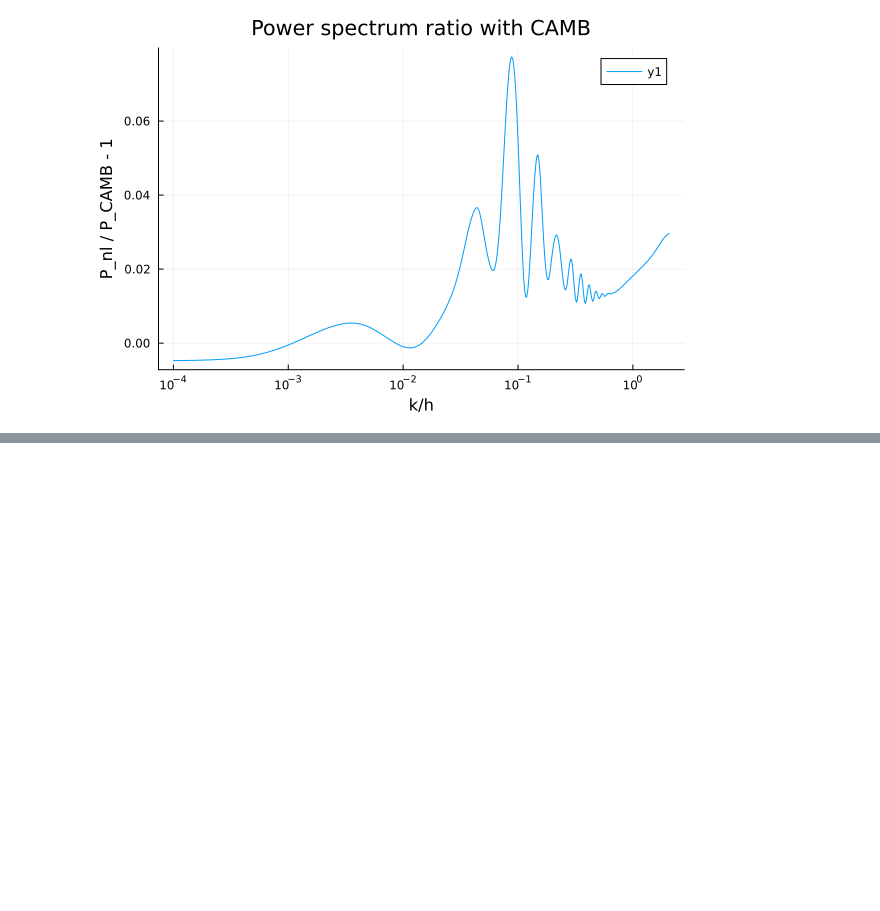
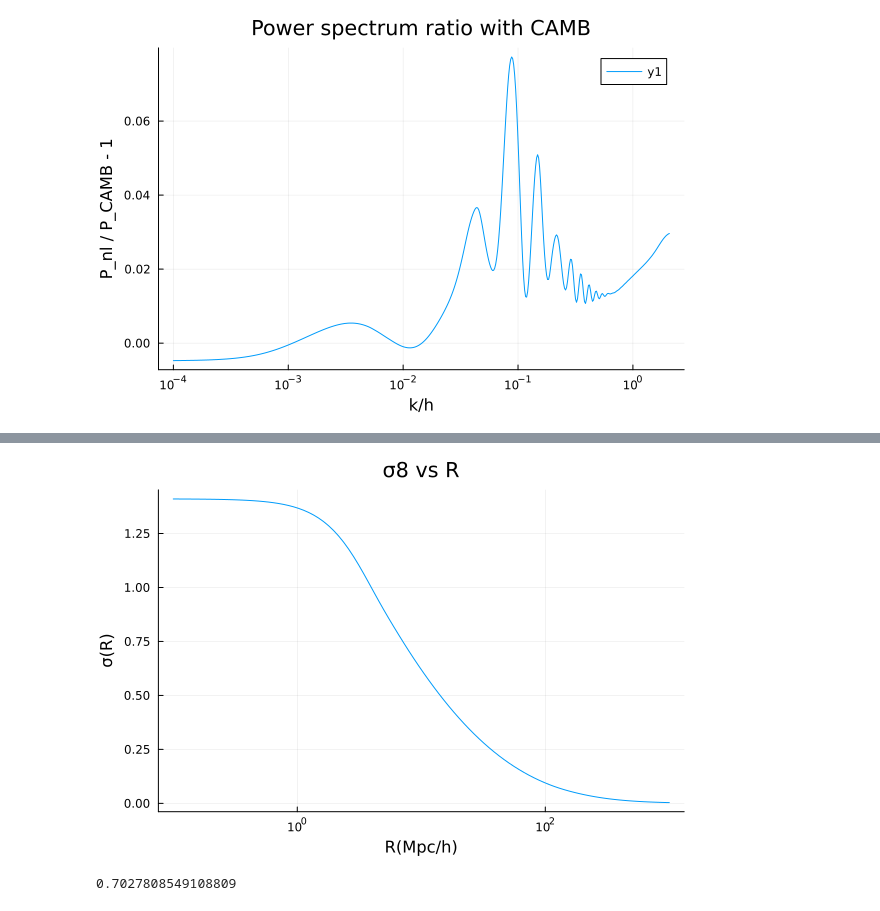
Before and after one commit to Reverse-Pyramid/Nonlocal-21cm-Cosmology, a Jupyter notebook: Nonlocal_21cm/Testing/test.ipynb, the cells around one changed output, grey strips where cells are left out. Cells and saved outputs as stored; diff of their text form; code cells hidden in the pictures; blank space fills up the shorter version.

```diff
--- a/Nonlocal_21cm/Testing/test.ipynb
+++ b/Nonlocal_21cm/Testing/test.ipynb
@@ -65,0 +91,8 @@ PF.PS_ratio_ratio_plot()
+# %%
+PF.PS_integrate_plot_CDM("../../Data/LCDM_matterpower.csv")
+# %% [output]
+[figure, added]
+# %%
+sqrt(PF.PS_integrate_CDM("../../Data/LCDM_matterpower.csv", 8))
+# %% [output]
+0.7027808549108809
```
Also changed, not shown: parts of 7 cells of this notebook, 5 other files.
